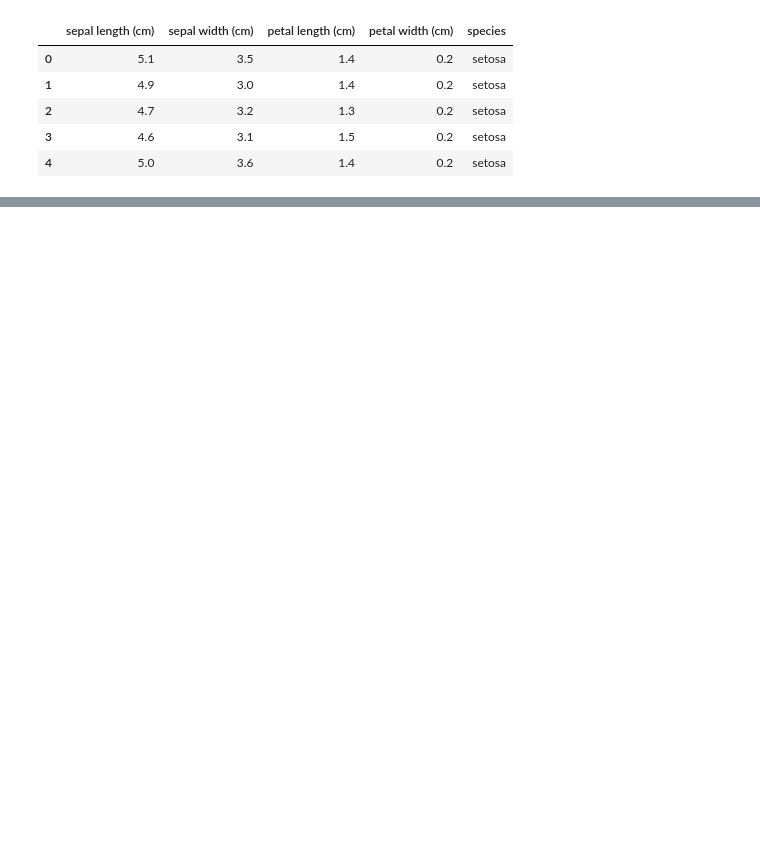
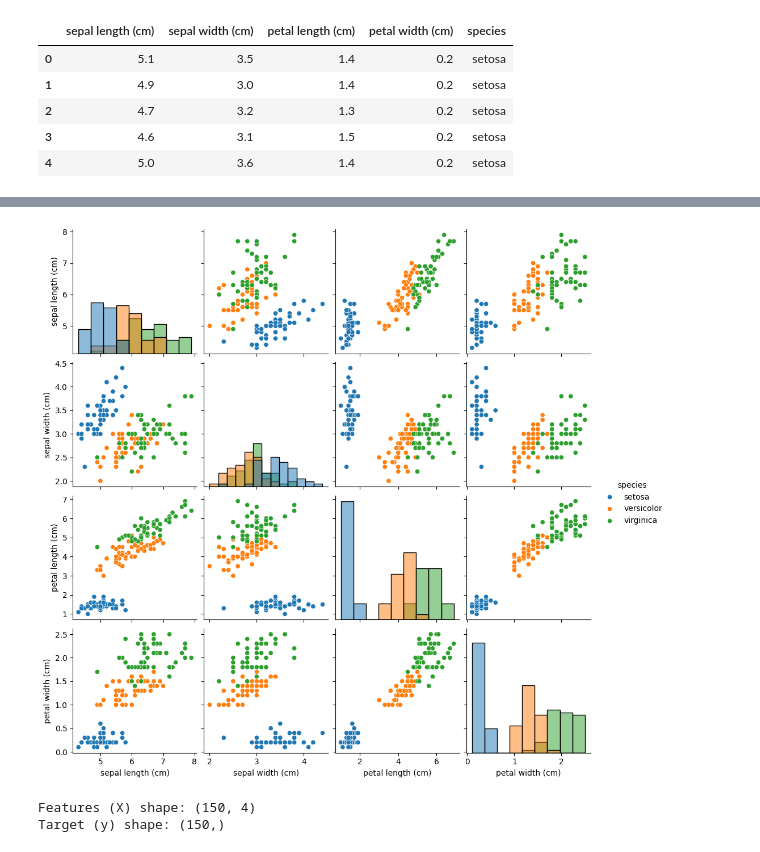
Before and after one commit to samir-pandey-ds/OIBSIP, a Jupyter notebook: Iris_Flower_Classification.ipynb, the cells around one changed output, grey strips where cells are left out. Cells and saved outputs as stored; diff of their text form; code cells hidden in the pictures; blank space fills up the shorter version.

```diff
--- a/Iris_Flower_Classification.ipynb
+++ b/Iris_Flower_Classification.ipynb
@@ -74,0 +176,18 @@ df.head()
+# %%
+sns.pairplot(
+    df,
+    hue="species",
+    diag_kind="hist"
+)
+plt.show()
+# %% [output]
+[figure, added]
+# %%
+X = df.drop("species", axis=1)
+y = df["species"]
+
+print("Features (X) shape:", X.shape)
+print("Target (y) shape:", y.shape)
+# %% [output]
+Features (X) shape: (150, 4)
+Target (y) shape: (150,)
```
Also changed, not shown: parts of 11 cells of this notebook.
